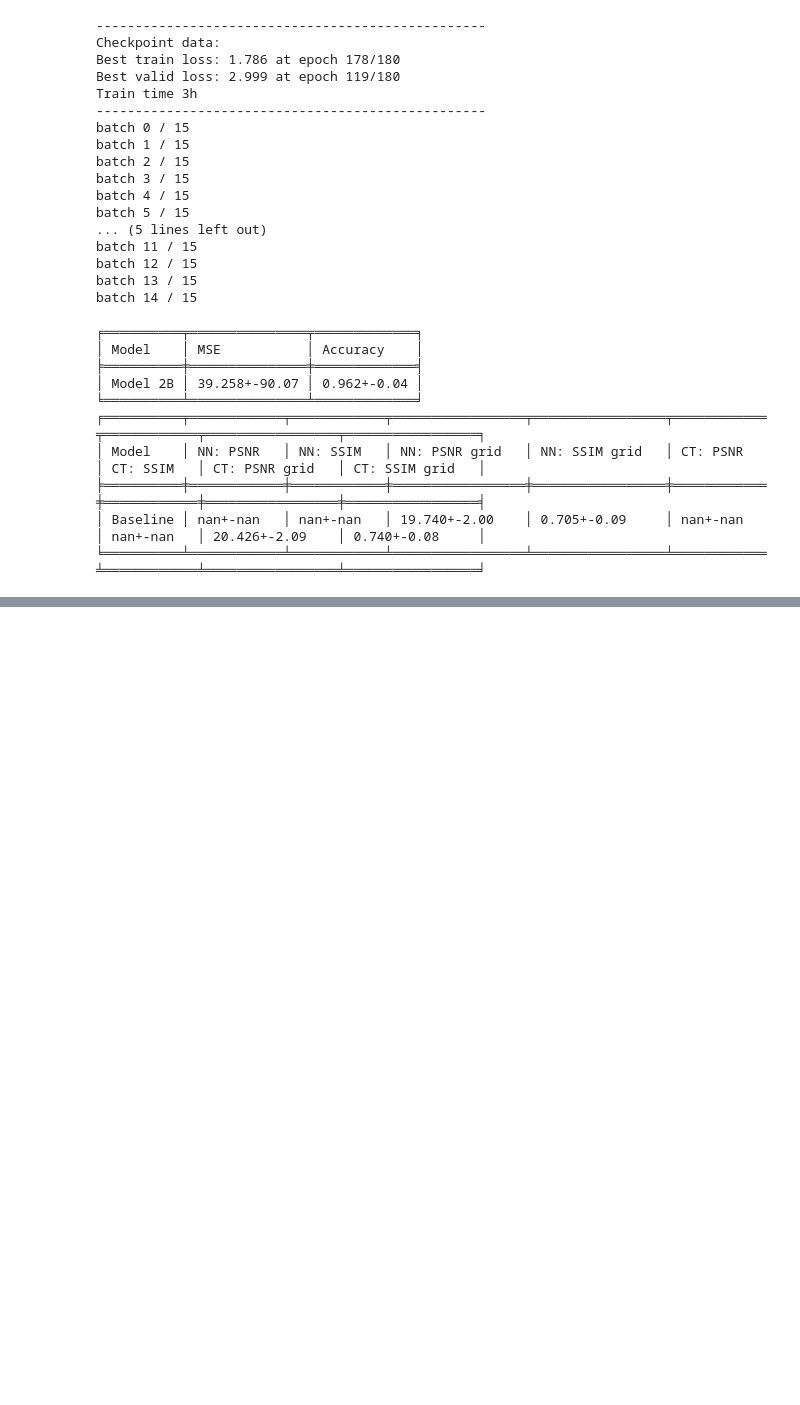
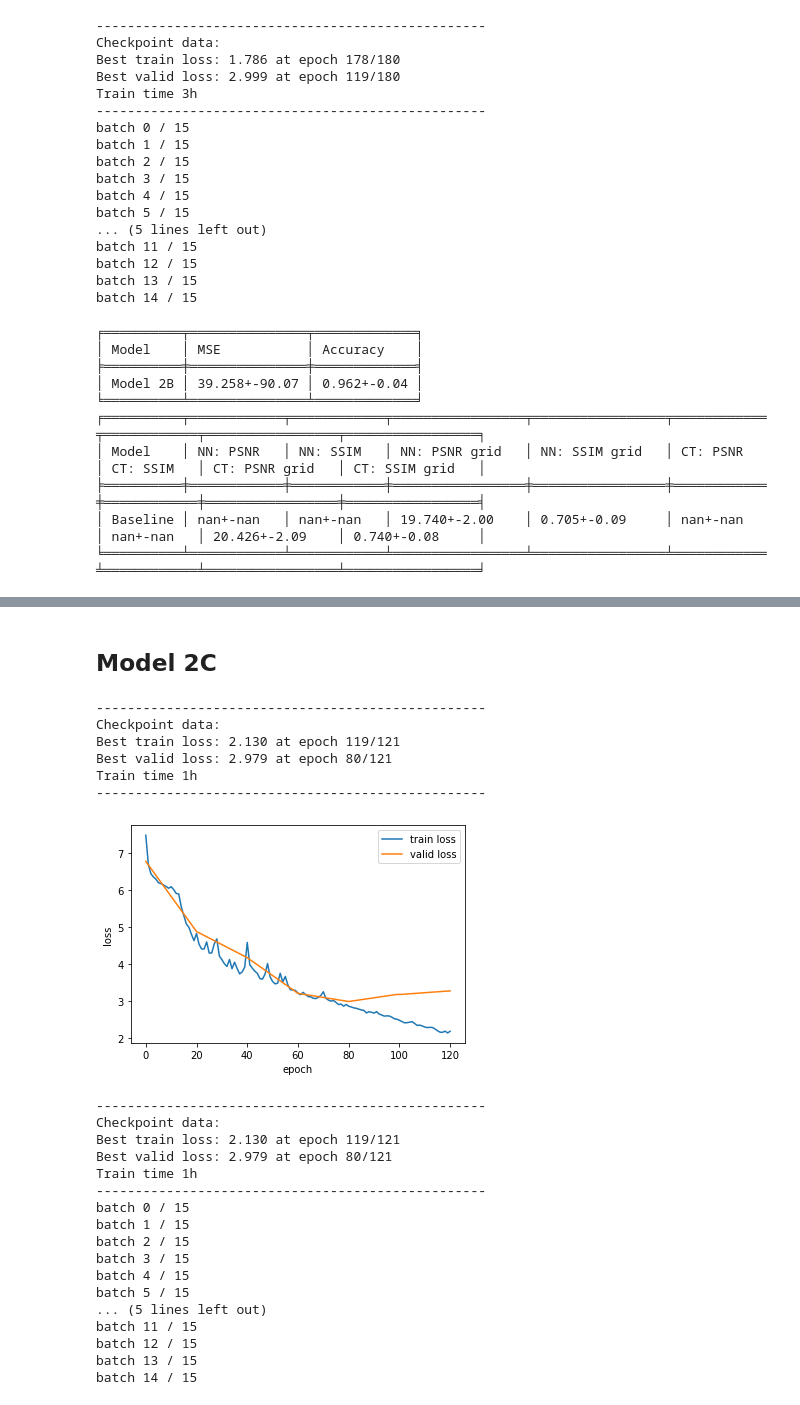
Before and after one commit to tranlg99/L4_project, a Jupyter notebook: src/colab_notebooks/evaluation.ipynb, the cells around one changed output, grey strips where cells are left out. Cells and saved outputs as stored; diff of their text form; code cells hidden in the pictures; blank space fills up the shorter version.

```diff
--- a/src/colab_notebooks/evaluation.ipynb
+++ b/src/colab_notebooks/evaluation.ipynb
@@ -792,0 +857,32 @@ print(tabulate(results_r, headers='firstrow', tablefmt='fancy_grid'))
+# %% [markdown]
+## Model 2C
+# %%
+# load model and evaluate
+_, _, t_history, v_history = load_checkpoint("augment_natural_checkpoint_2023-03-22_1154.pth")
+plot_learning_curve(t_history, v_history)
+m6_mse, m6_acc, m6_psnr, m6_ssim, m6_psnr_grid, m6_ssim_grid, m6_psnr_ct, m6_ssim_ct, m6_psnr_grid_ct, m6_ssim_grid_ct = run_evaluation(test_dataloader, checkpoint_file="augment_natural_checkpoint_2023-03-22_1154.pth")
+# %% [output]
+--------------------------------------------------
+Checkpoint data:
+Best train loss: 2.130 at epoch 119/121
+Best valid loss: 2.979 at epoch 80/121
+Train time 1h
+--------------------------------------------------
+[figure, added]
+--------------------------------------------------
+Checkpoint data:
+Best train loss: 2.130 at epoch 119/121
+Best valid loss: 2.979 at epoch 80/121
+Train time 1h
+--------------------------------------------------
+batch 0 / 15
+batch 1 / 15
+batch 2 / 15
+batch 3 / 15
+batch 4 / 15
+batch 5 / 15
+... (5 lines left out)
+batch 11 / 15
+batch 12 / 15
+batch 13 / 15
+batch 14 / 15
```
Also changed, not shown: parts of 10 cells of this notebook.
